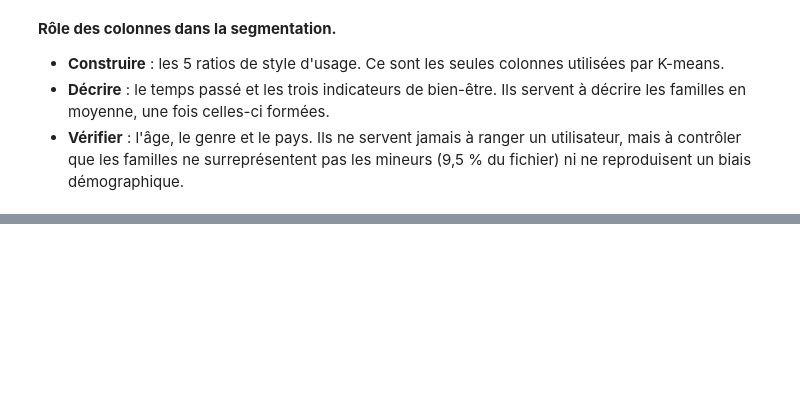
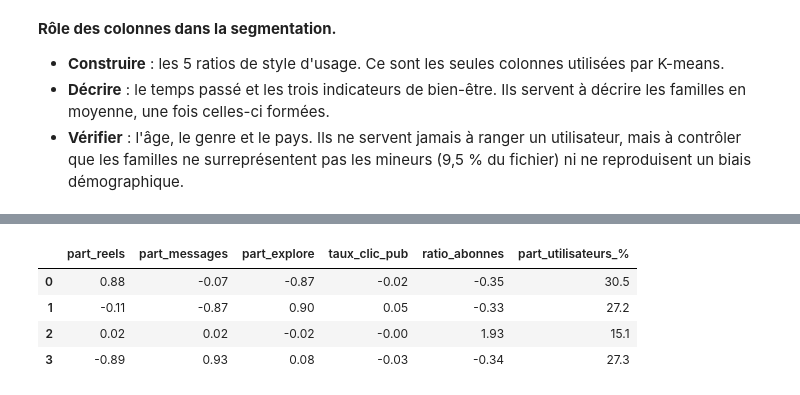
Before and after one commit to Sarah-1099/insta_innov, a Jupyter notebook: segmentation_emmanuelle.ipynb, the cells around one changed output, grey strips where cells are left out. Cells and saved outputs as stored; diff of their text form; code cells hidden in the pictures; blank space fills up the shorter version.

Commit message:
Segmentation : fonction d'affectation d'un nouvel utilisateur et démonstration sur profils fictifs

```diff
--- a/segmentation_emmanuelle.ipynb
+++ b/segmentation_emmanuelle.ipynb
@@ -217,0 +291,10 @@ Part de mineurs dans le fichier : 9.5 %
+# %%
+centres = pd.DataFrame(modele.cluster_centers_, columns=STYLE).round(2)
+centres["part_utilisateurs_%"] = (df["famille"].value_counts(normalize=True).sort_index() * 100).round(1)
+centres
+# %% [output]
+|  | part_reels | part_messages | part_explore | taux_clic_pub | ratio_abonnes | part_utilisateurs_% |
+| 0 | 0.88 | -0.07 | -0.87 | -0.02 | -0.35 | 30.5 |
+| 1 | -0.11 | -0.87 | 0.90 | 0.05 | -0.33 | 27.2 |
+| 2 | 0.02 | 0.02 | -0.02 | -0.00 | 1.93 | 15.1 |
+| 3 | -0.89 | 0.93 | 0.08 | -0.03 | -0.34 | 27.3 |
```
Also changed, not shown: parts of 13 cells of this notebook.
